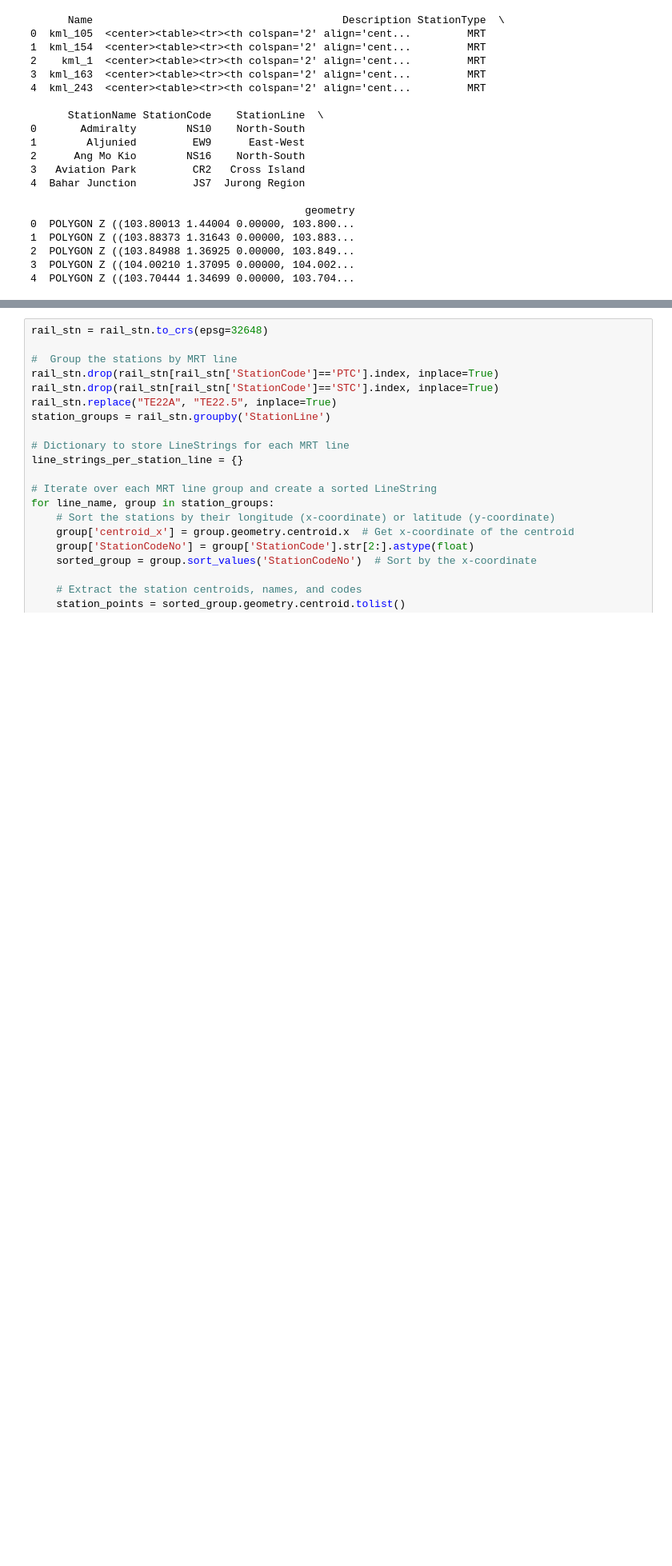
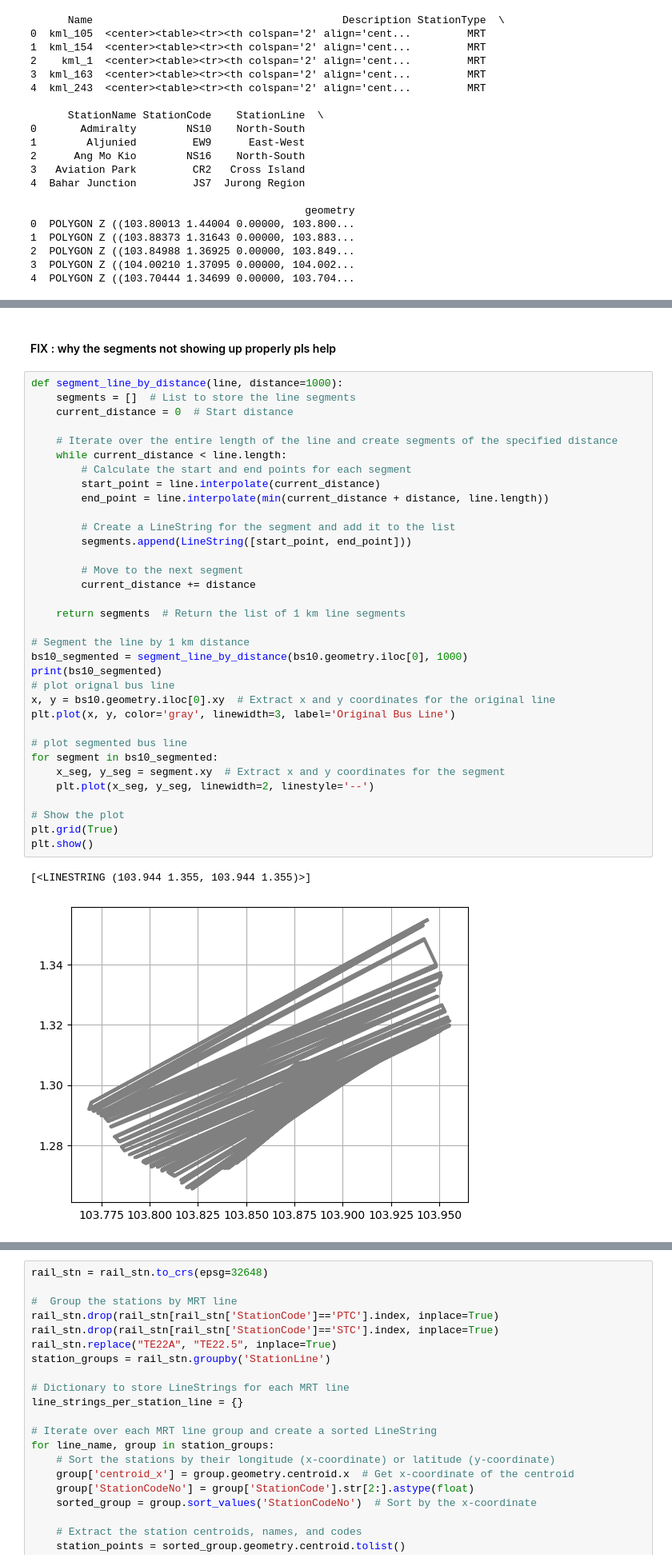
Before and after one commit to ajjajjajjajj/dsa4264-lta-geospatial, a Jupyter notebook: Parallel_Route.ipynb, the cells around one changed output, grey strips where cells are left out. Shown: that part at 80% size. Cells and saved outputs as stored; diff of their text form; blank space fills up the shorter version.

```diff
--- a/Parallel_Route.ipynb
+++ b/Parallel_Route.ipynb
@@ -139 +161,41 @@ bus_routes_lines = gpd.GeoDataFrame(bus_routes_lines, geometry='geometry')
+# %% [markdown]
+
+#### FIX : why the segments not showing up properly pls help
+# %%
+def segment_line_by_distance(line, distance=1000):
+    segments = []  # List to store the line segments
+    current_distance = 0  # Start distance
+
+    # Iterate over the entire length of the line and create segments of the specified distance
+    while current_distance < line.length:
+        # Calculate the start and end points for each segment
+        start_point = line.interpolate(current_distance)
+        end_point = line.interpolate(min(current_distance + distance, line.length))
+
+        # Create a LineString for the segment and add it to the list
+        segments.append(LineString([start_point, end_point]))
+
+        # Move to the next segment
+        current_distance += distance
+
+    return segments  # Return the list of 1 km line segments
+
+# Segment the line by 1 km distance
+bs10_segmented = segment_line_by_distance(bs10.geometry.iloc[0], 1000)
+print(bs10_segmented)
+# plot orignal bus line
+x, y = bs10.geometry.iloc[0].xy  # Extract x and y coordinates for the original line
+plt.plot(x, y, color='gray', linewidth=3, label='Original Bus Line')
+
+# plot segmented bus line
+for segment in bs10_segmented:
+    x_seg, y_seg = segment.xy  # Extract x and y coordinates for the segment
+    plt.plot(x_seg, y_seg, linewidth=2, linestyle='--')
+
+# Show the plot
+plt.grid(True)
+plt.show()
+# %% [output]
+[<LINESTRING (103.944 1.355, 103.944 1.355)>]
+[figure, added]
 # %% [markdown]
```
Also changed, not shown: parts of 20 cells of this notebook.
